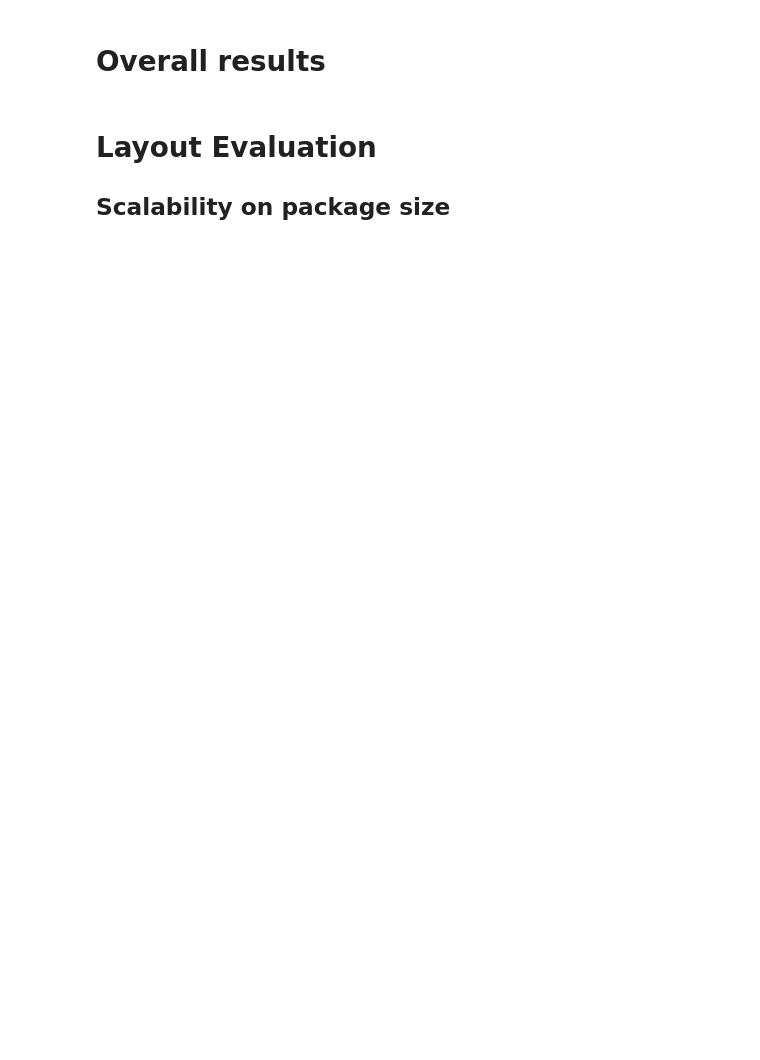
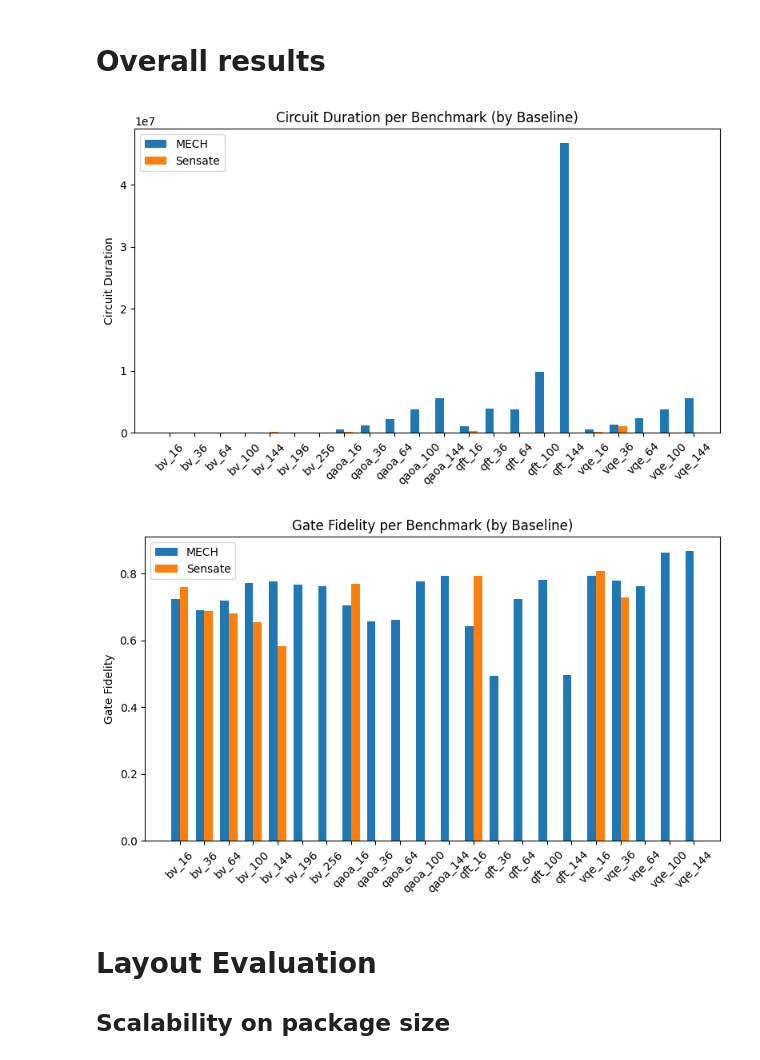
Before and after one commit to cty-github/quantum_network_on_chip, a Jupyter notebook: evaluate/plot_results.ipynb, the cells around one changed output. Cells and saved outputs as stored; diff of their text form; code cells hidden in the pictures; blank space fills up the shorter version.

```diff
--- a/evaluate/plot_results.ipynb
+++ b/evaluate/plot_results.ipynb
@@ -1,5 +1,66 @@
 # %% [markdown]
 # Overall results
+# %%
+import os
+import numpy as np
+import pandas as pd
+import matplotlib.pyplot as plt
+
+exp_dir = "./result/routing_scalability/benchmark"
+output_path = os.path.join(exp_dir, "output.csv")
+df = pd.read_csv(os.path.join(exp_dir, "output.csv"))
+df["Benchmark"] = df["Algorithm"] + '_' + df["#DataQubit"].astype(str)
+df_last = df.groupby(["Benchmark", "Baseline"], as_index=False).apply(lambda x: x.iloc[-1]).reset_index(drop=True)
+
+df_last["#DataQubit"] = df_last["#DataQubit"].astype(int)
+df_last["Algorithm"] = df_last["Algorithm"].astype(str)
+df_last_sorted = df_last.sort_values(by=["Algorithm", "#DataQubit"])
+benchmarks = df_last_sorted[["Benchmark"]].drop_duplicates()["Benchmark"].tolist()
+baselines = sorted(df_last["Baseline"].unique())
+legend_dict = {"mech": "MECH", "qunoc": "Sensate"}
+
+duration_data = {b: [] for b in baselines}
+fidelity_data = {b: [] for b in baselines}
+
+for bm in benchmarks:
+    for bl in baselines:
+        row = df_last[(df_last["Benchmark"] == bm) & (df_last["Baseline"] == bl)]
+        if not row.empty:
+            duration_data[bl].append(row["CircuitDuration"].values[0])
+            fidelity_data[bl].append(row["GateFidelity"].values[0])
+        else:
+            duration_data[bl].append(np.nan)
+            fidelity_data[bl].append(np.nan)
+
+x = np.arange(len(benchmarks))
+width = 0.35
+
+fig, ax = plt.subplots(figsize=(8, 5))
+for i, bl in enumerate(baselines):
+    ax.bar(x + i * width, duration_data[bl], width, label=legend_dict[bl])
+ax.set_ylabel("Circuit Duration")
+ax.set_title("Circuit Duration per Benchmark (by Baseline)")
+ax.set_xticks(x + width / 2)
+ax.set_xticklabels(benchmarks, rotation=45)
+ax.legend()
+plt.tight_layout()
+plt.show()
+plt.close()
+
+fig, ax = plt.subplots(figsize=(8, 5))
+for i, bl in enumerate(baselines):
+    ax.bar(x + i * width, fidelity_data[bl], width, label=legend_dict[bl])
+ax.set_ylabel("Gate Fidelity")
+ax.set_title("Gate Fidelity per Benchmark (by Baseline)")
+ax.set_xticks(x + width / 2)
+ax.set_xticklabels(benchmarks, rotation=45)
+ax.legend()
+plt.tight_layout()
+plt.show()
+plt.close()
+# %% [output]
+[figure, added]
+[figure, added]
 # %% [markdown]
 # Layout Evaluation
 
```
Also changed, not shown: parts of 1 cell of this notebook, 7 other files.
